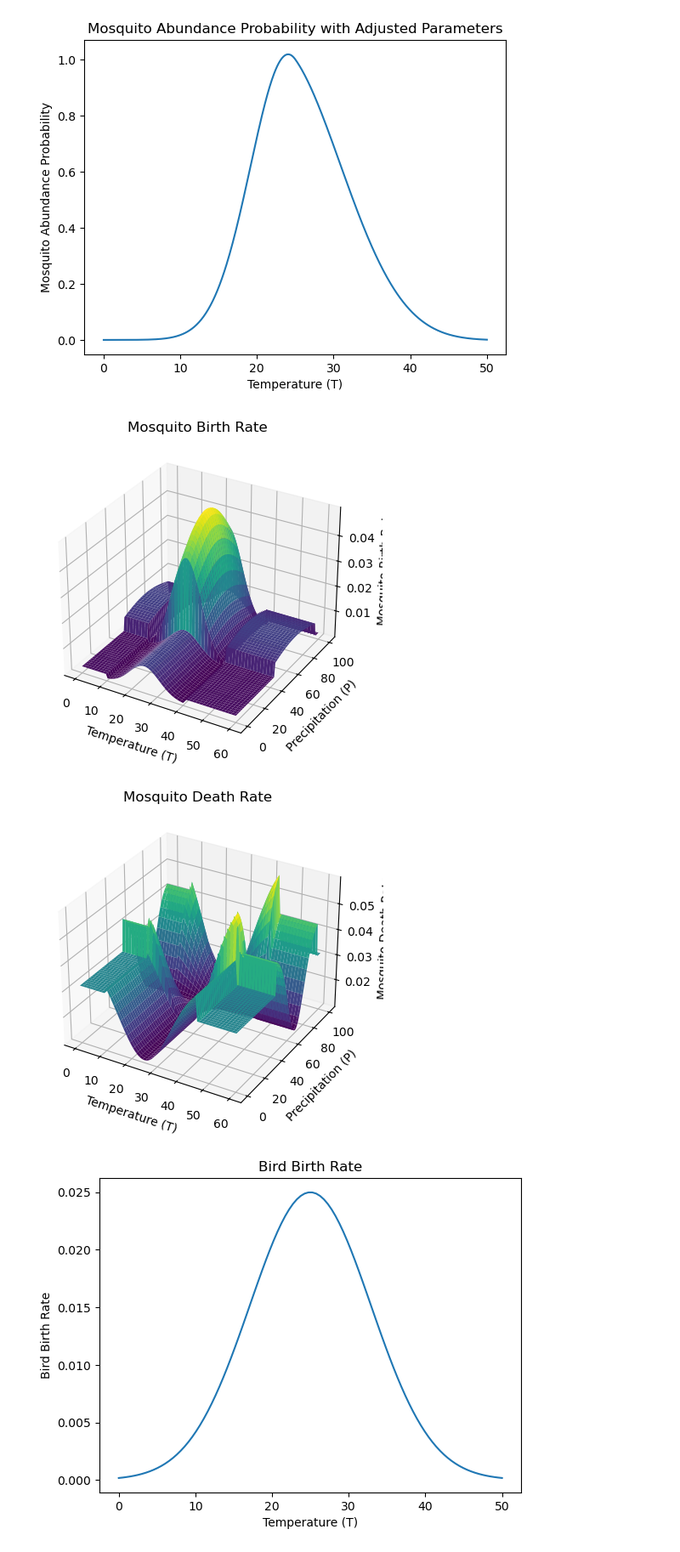
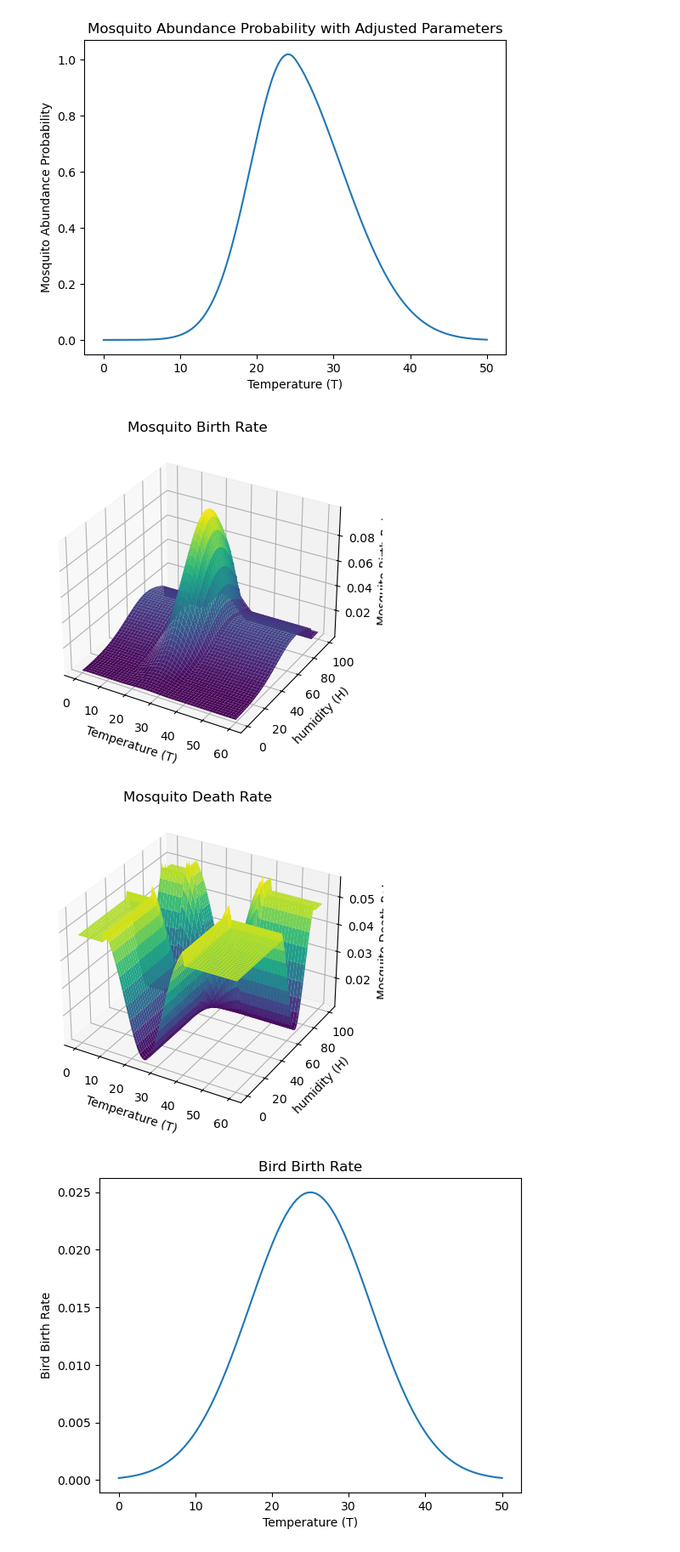
Before and after one commit to MatinMarjani/ABM-WNV, a Jupyter notebook: WNVParameters.ipynb, the cells around one changed output. Shown at 85% size. Saved outputs shown, nothing was run; the diff lists cells and outputs as text; code cells hidden in the pictures.

Commit message:
Update WNVParameters.ipynb
Clean up code.
Update mosquito birth/death rate methods.

```diff
--- a/WNVParameters.ipynb
+++ b/WNVParameters.ipynb
@@ -126,3 +113,17 @@ def plot_surface(Z, title):
+# %%
+# Instantiate the model
+model = WNVParameters()
+
+# Plot each function
+def plot_surface(Z, title):
+    fig = plt.figure()
+    ax = fig.add_subplot(111, projection='3d')
+    ax.plot_surface(T, H, Z, cmap='viridis')
+    ax.set_xlabel('Temperature (T)')
+    ax.set_ylabel('humidity (H)')
+    ax.set_zlabel(title)
+    plt.title(title)
+    plt.show()
 # %%
 T_values = np.linspace(0, 50, 500)
 probabilities = [model.mosquito_abundance_probability(T) for T in T_values]
@@ -135,20 +136,22 @@ plt.show()
 # %% [output]
 [figure]
 # %%
+model = WNVParameters()
+
 # Generate data
 T_range = np.linspace(0, 60, 100)
 P_range = np.linspace(0, 100, 100)
-T, P = np.meshgrid(T_range, P_range)
+T, H = np.meshgrid(T_range, P_range)
 
 # Plot mosquito birth rate
-Z = model.mosquito_birth_rate(T, P)
+Z = model.mosquito_birth_rate(T, H)
 plot_surface(Z, 'Mosquito Birth Rate')
 
-Z = model.mosquito_death_rate(T, P)
+Z = model.mosquito_death_rate(T, H)
 plot_surface(Z, 'Mosquito Death Rate')
 # %% [output]
-[figure, old version]
+[figure, new version]
-[figure, old version]
+[figure, new version]
 # %%
 
 # Plot bird birth rate (only T, so no precipitation)
```
Also changed, not shown: parts of 2 cells of this notebook.
